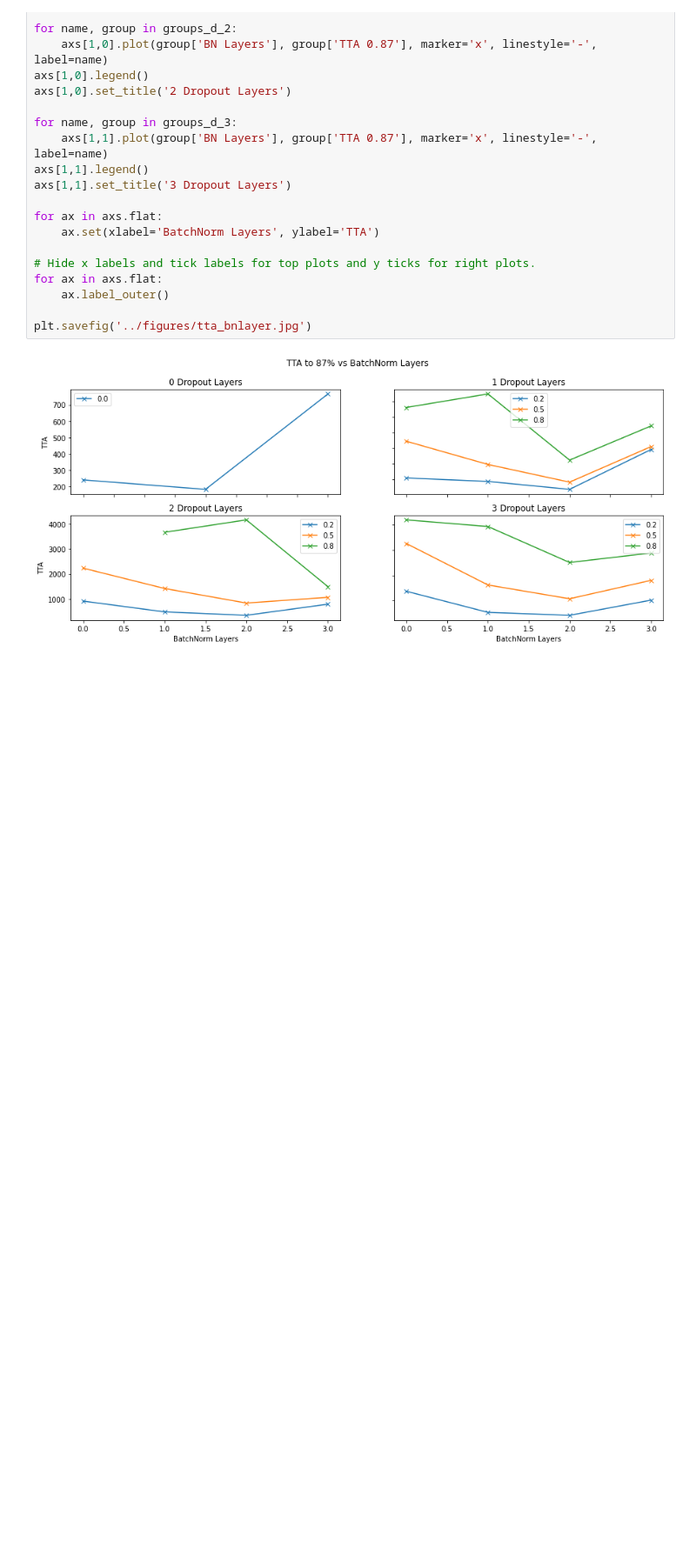
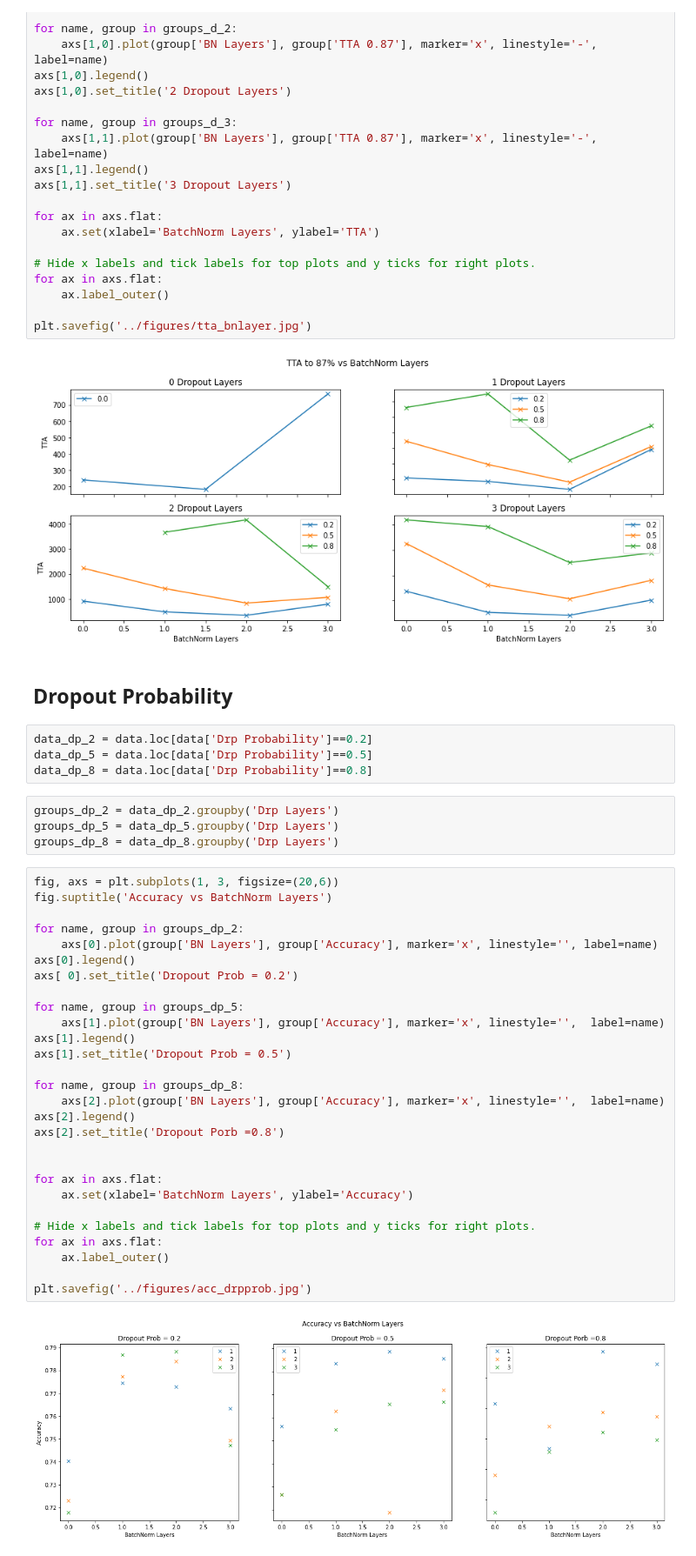
Before and after one commit to aashka-trivedi/regularization-for-image-classification, a Jupyter notebook: code/Batchnorm_dropout_analysis.ipynb, the cells around one changed output. Shown: that part at 87% size. Saved outputs shown, nothing was run; the diff lists cells and outputs as text; blank space fills up the shorter version.

```diff
--- a/code/Batchnorm_dropout_analysis.ipynb
+++ b/code/Batchnorm_dropout_analysis.ipynb
@@ -245,3 +245,43 @@ for ax in axs.flat:
 plt.savefig('../figures/tta_bnlayer.jpg')
 # %% [output]
 [figure]
+# %% [markdown]
+## Dropout Probability
+# %%
+data_dp_2 = data.loc[data['Drp Probability']==0.2]
+data_dp_5 = data.loc[data['Drp Probability']==0.5]
+data_dp_8 = data.loc[data['Drp Probability']==0.8]
+# %%
+groups_dp_2 = data_dp_2.groupby('Drp Layers')
+groups_dp_5 = data_dp_5.groupby('Drp Layers')
+groups_dp_8 = data_dp_8.groupby('Drp Layers')
+# %%
+fig, axs = plt.subplots(1, 3, figsize=(20,6))
+fig.suptitle('Accuracy vs BatchNorm Layers')
+
+for name, group in groups_dp_2:
+    axs[0].plot(group['BN Layers'], group['Accuracy'], marker='x', linestyle='', label=name)
+axs[0].legend()
+axs[ 0].set_title('Dropout Prob = 0.2')
+
+for name, group in groups_dp_5:
+    axs[1].plot(group['BN Layers'], group['Accuracy'], marker='x', linestyle='',  label=name)
+axs[1].legend()
+axs[1].set_title('Dropout Prob = 0.5')
+
+for name, group in groups_dp_8:
+    axs[2].plot(group['BN Layers'], group['Accuracy'], marker='x', linestyle='',  label=name)
+axs[2].legend()
+axs[2].set_title('Dropout Porb =0.8')
+
+
+for ax in axs.flat:
+    ax.set(xlabel='BatchNorm Layers', ylabel='Accuracy')
+
+# Hide x labels and tick labels for top plots and y ticks for right plots.
+for ax in axs.flat:
+    ax.label_outer()
+
+plt.savefig('../figures/acc_drpprob.jpg')
+# %% [output]
+[figure, added]
```
Also changed, not shown: parts of 1 cell of this notebook, 6 other files.
